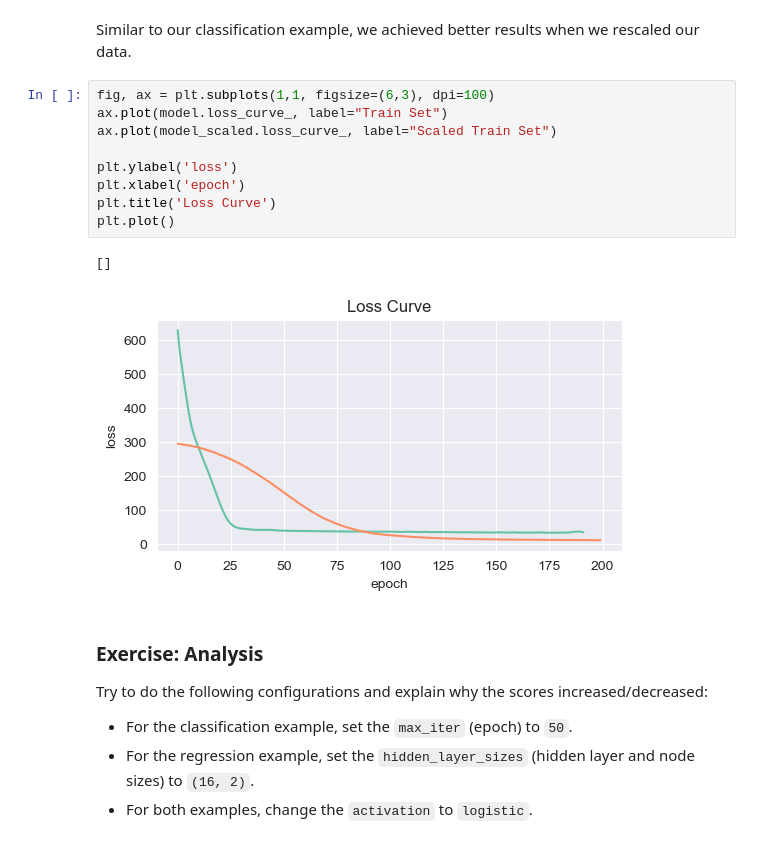
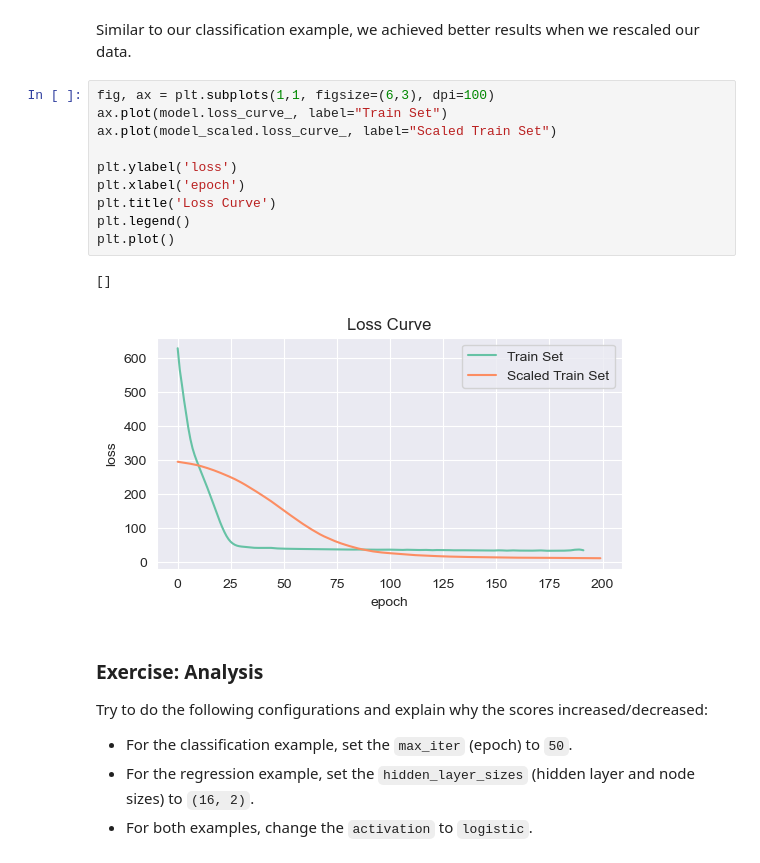
Before and after one commit to Cyntwikip/Machine-Learning, a Jupyter notebook: neural_network.ipynb, the cells around one changed output. Saved outputs shown, nothing was run; the diff lists cells and outputs as text.

```diff
--- a/neural_network.ipynb
+++ b/neural_network.ipynb
@@ -155,15 +156,16 @@ Similar to our classification example, we achieved better results when we rescal
 # %%
 fig, ax = plt.subplots(1,1, figsize=(6,3), dpi=100)
 ax.plot(model.loss_curve_, label="Train Set")
 ax.plot(model_scaled.loss_curve_, label="Scaled Train Set")
 
 plt.ylabel('loss')
 plt.xlabel('epoch')
 plt.title('Loss Curve')
+plt.legend()
 plt.plot()
 # %% [output]
 []
-[figure, old version]
+[figure, new version]
 # %% [markdown]
 ### Exercise: Analysis
 
```
Also changed, not shown: parts of 3 cells of this notebook.
